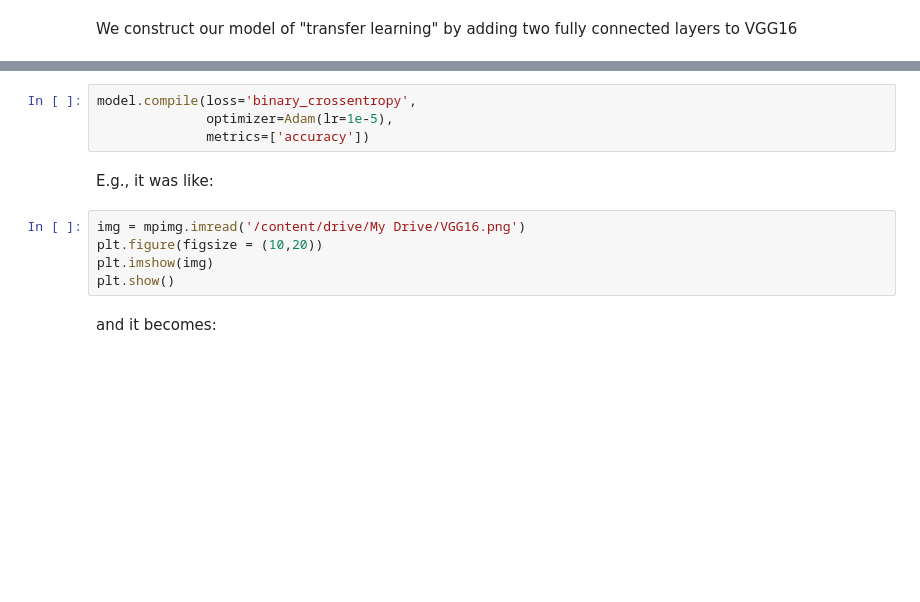
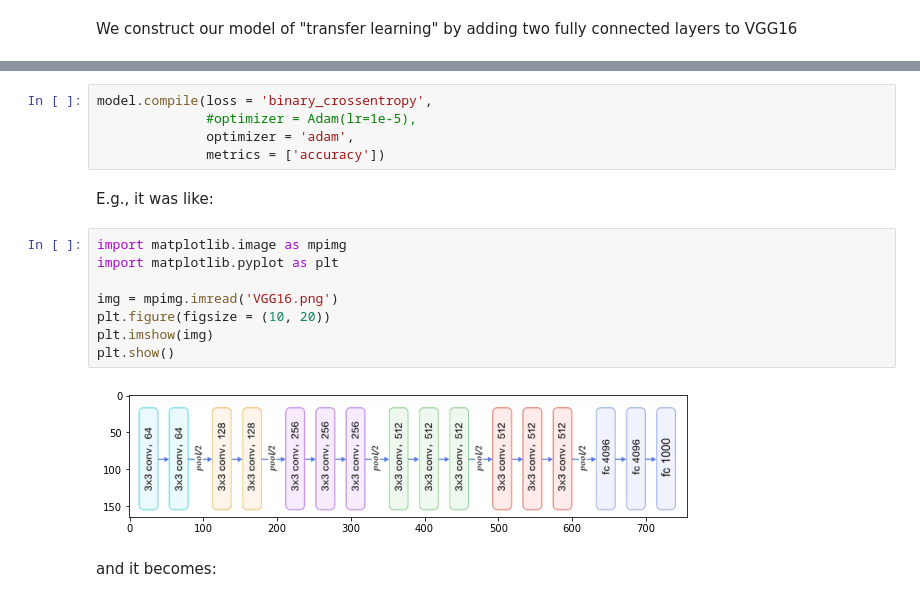
Before and after one commit to belpablo/Machine_Learning_Tecnologies_2022, a Jupyter notebook: Task_5/Belenko_Pavel_J41325c_MLT_2022_Task_5.ipynb, the cells around one changed output, grey strips where cells are left out. Drawn from its saved outputs; the diff is of its cells as text; blank space fills up the shorter version.

```diff
--- a/Task_5/Belenko_Pavel_J41325c_MLT_2022_Task_5.ipynb
+++ b/Task_5/Belenko_Pavel_J41325c_MLT_2022_Task_5.ipynb
@@ -263,14 +300,20 @@ model.summary()
 # %%
-model.compile(loss='binary_crossentropy',
-              optimizer=Adam(lr=1e-5),
-              metrics=['accuracy'])
+model.compile(loss = 'binary_crossentropy',
+              #optimizer = Adam(lr=1e-5),
+              optimizer = 'adam',
+              metrics = ['accuracy'])
 # %% [markdown]
 E.g., it was like:
 # %%
-img = mpimg.imread('/content/drive/My Drive/VGG16.png')
-plt.figure(figsize = (10,20))
+import matplotlib.image as mpimg
+import matplotlib.pyplot as plt
+
+img = mpimg.imread('VGG16.png')
+plt.figure(figsize = (10, 20))
 plt.imshow(img)
 plt.show()
+# %% [output]
+[figure, added]
 # %% [markdown]
 and it becomes:
 # %%
```
Also changed, not shown: parts of 12 cells of this notebook.
